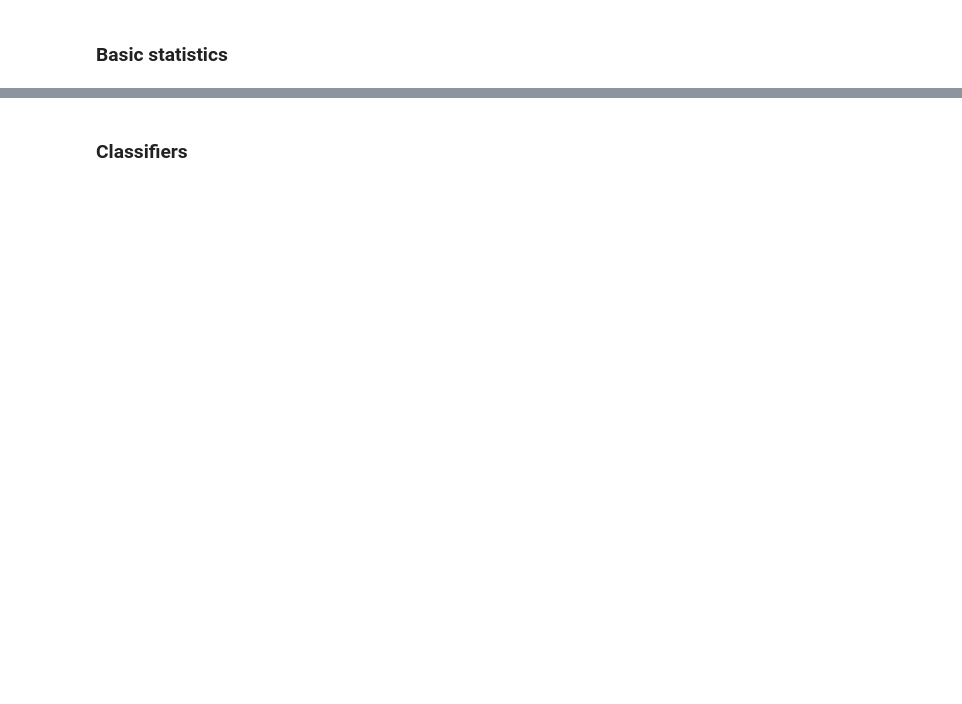
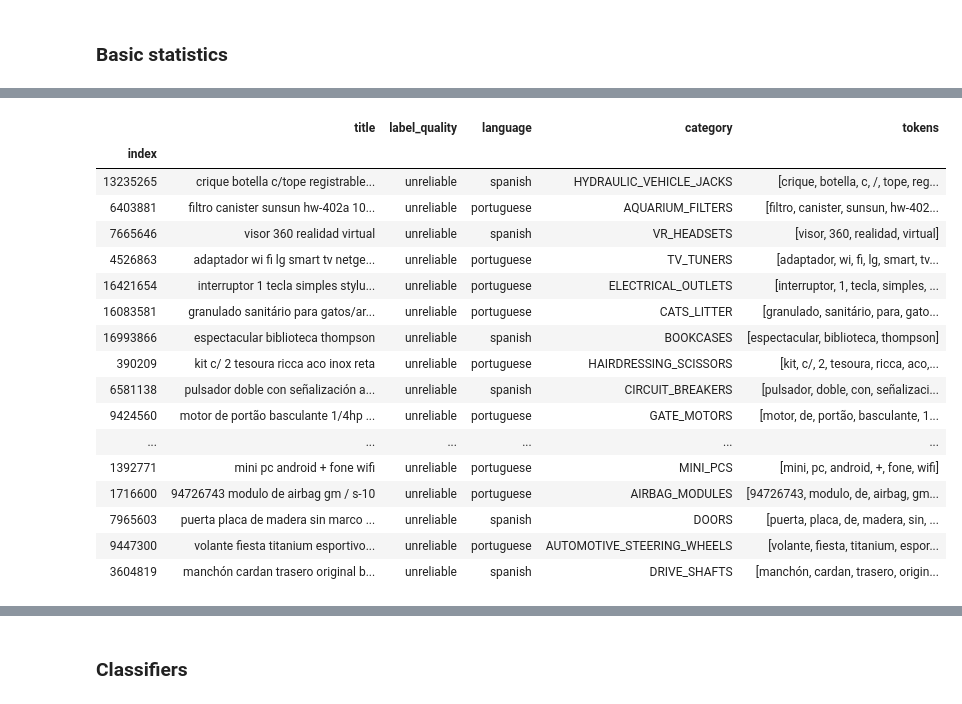
Before and after one commit to camporeale/ml_challenge, a Jupyter notebook: ml_challenge_eda.ipynb, the cells around one changed output, grey strips where cells are left out. Saved outputs shown, nothing was run; the diff lists cells and outputs as text; code cells hidden in the pictures; blank space fills up the shorter version.

```diff
--- a/ml_challenge_eda.ipynb
+++ b/ml_challenge_eda.ipynb
@@ -67,0 +39,23 @@ Name: category, Length: 1588, dtype: int64
+# %%
+data = data_raw[0:1000].copy()
+# %%
+data.sample(20)
+# %% [output]
+|  | title | label_quality | language | category | tokens |
+| index |  |  |  |  |  |
+| 13235265 | crique botella c/tope registrable... | unreliable | spanish | HYDRAULIC_VEHICLE_JACKS | [crique, botella, c, /, tope, reg... |
+| 6403881 | filtro canister sunsun hw-402a 10... | unreliable | portuguese | AQUARIUM_FILTERS | [filtro, canister, sunsun, hw-402... |
+| 7665646 | visor 360 realidad virtual | unreliable | spanish | VR_HEADSETS | [visor, 360, realidad, virtual] |
+| 4526863 | adaptador wi fi lg smart tv netge... | unreliable | portuguese | TV_TUNERS | [adaptador, wi, fi, lg, smart, tv... |
+| 16421654 | interruptor 1 tecla simples stylu... | unreliable | portuguese | ELECTRICAL_OUTLETS | [interruptor, 1, tecla, simples, ... |
+| 16083581 | granulado sanitário para gatos/ar... | unreliable | portuguese | CATS_LITTER | [granulado, sanitário, para, gato... |
+| 16993866 | espectacular biblioteca thompson | unreliable | spanish | BOOKCASES | [espectacular, biblioteca, thompson] |
+| 390209 | kit c/ 2 tesoura ricca aco inox reta | unreliable | portuguese | HAIRDRESSING_SCISSORS | [kit, c/, 2, tesoura, ricca, aco,... |
+| 6581138 | pulsador doble con señalización a... | unreliable | spanish | CIRCUIT_BREAKERS | [pulsador, doble, con, señalizaci... |
+| 9424560 | motor de portão basculante 1/4hp ... | unreliable | portuguese | GATE_MOTORS | [motor, de, portão, basculante, 1... |
+| ... | ... | ... | ... | ... | ... |
+| 1392771 | mini pc android + fone wifi | unreliable | portuguese | MINI_PCS | [mini, pc, android, +, fone, wifi] |
+| 1716600 | 94726743 modulo de airbag gm / s-10 | unreliable | portuguese | AIRBAG_MODULES | [94726743, modulo, de, airbag, gm... |
+| 7965603 | puerta placa de madera sin marco ... | unreliable | spanish | DOORS | [puerta, placa, de, madera, sin, ... |
+| 9447300 | volante fiesta titanium esportivo... | unreliable | portuguese | AUTOMOTIVE_STEERING_WHEELS | [volante, fiesta, titanium, espor... |
+| 3604819 | manchón cardan trasero original b... | unreliable | spanish | DRIVE_SHAFTS | [manchón, cardan, trasero, origin... |
```
Also changed, not shown: parts of 26 cells of this notebook.
